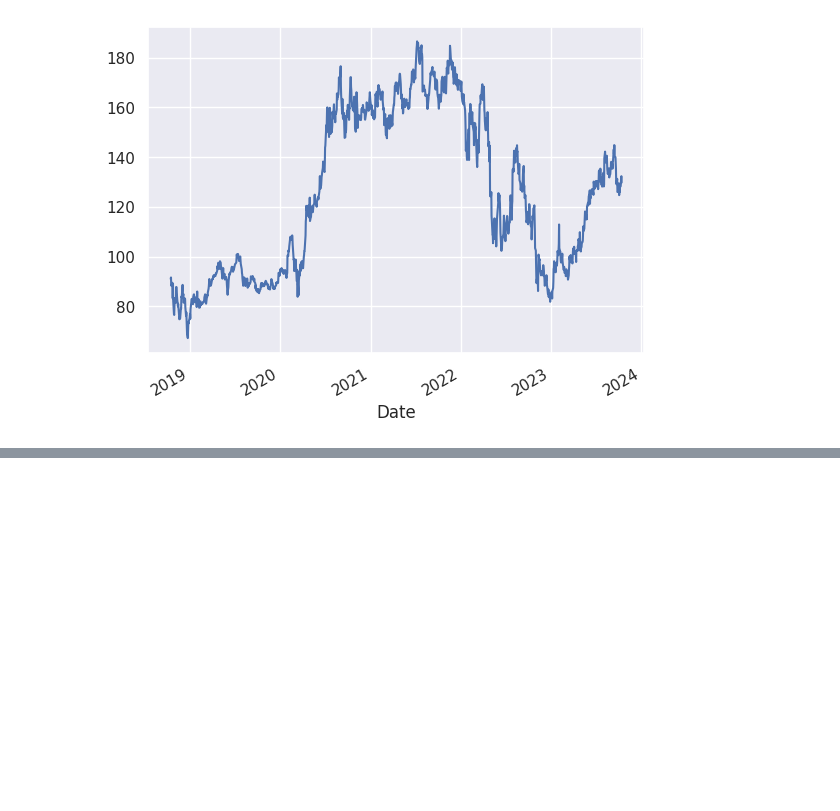
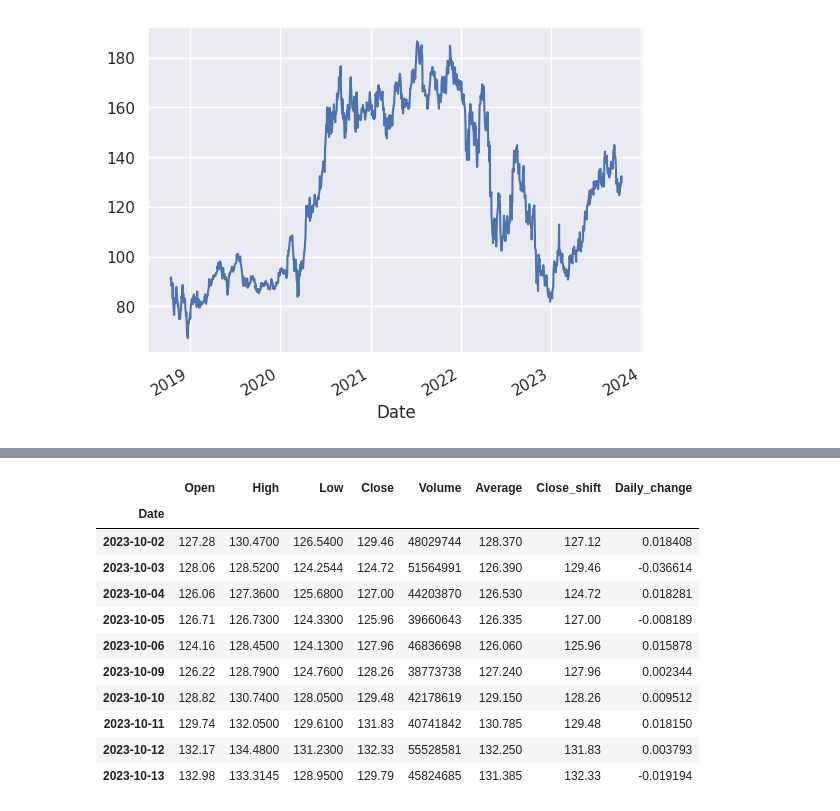
Before and after one commit to BarbaraLipinska24/data-science-bootcamp, a Jupyter notebook: 01_wprowadzenie/02_dane_giełdowe.ipynb, the cells around one changed output, grey strips where cells are left out. Saved outputs shown, nothing was run; the diff lists cells and outputs as text; code cells hidden in the pictures; blank space fills up the shorter version.

```diff
--- a/01_wprowadzenie/02_dane_giełdowe.ipynb
+++ b/01_wprowadzenie/02_dane_giełdowe.ipynb
@@ -372,0 +460,15 @@ df.Close.plot()
+# %%
+df[(df.index>='2023-10-1')&(df.index<='2023-10-15')]
+# %% [output]
+|  | Open | High | Low | Close | Volume | Average | Close_shift | Daily_change |
+| Date |  |  |  |  |  |  |  |  |
+| 2023-10-02 | 127.28 | 130.4700 | 126.5400 | 129.46 | 48029744 | 128.370 | 127.12 | 0.018408 |
+| 2023-10-03 | 128.06 | 128.5200 | 124.2544 | 124.72 | 51564991 | 126.390 | 129.46 | -0.036614 |
+| 2023-10-04 | 126.06 | 127.3600 | 125.6800 | 127.00 | 44203870 | 126.530 | 124.72 | 0.018281 |
+| 2023-10-05 | 126.71 | 126.7300 | 124.3300 | 125.96 | 39660643 | 126.335 | 127.00 | -0.008189 |
+| 2023-10-06 | 124.16 | 128.4500 | 124.1300 | 127.96 | 46836698 | 126.060 | 125.96 | 0.015878 |
+| 2023-10-09 | 126.22 | 128.7900 | 124.7600 | 128.26 | 38773738 | 127.240 | 127.96 | 0.002344 |
+| 2023-10-10 | 128.82 | 130.7400 | 128.0500 | 129.48 | 42178619 | 129.150 | 128.26 | 0.009512 |
+| 2023-10-11 | 129.74 | 132.0500 | 129.6100 | 131.83 | 40741842 | 130.785 | 129.48 | 0.018150 |
+| 2023-10-12 | 132.17 | 134.4800 | 131.2300 | 132.33 | 55528581 | 132.250 | 131.83 | 0.003793 |
+| 2023-10-13 | 132.98 | 133.3145 | 128.9500 | 129.79 | 45824685 | 131.385 | 132.33 | -0.019194 |
```
Also changed, not shown: parts of 12 cells of this notebook.
